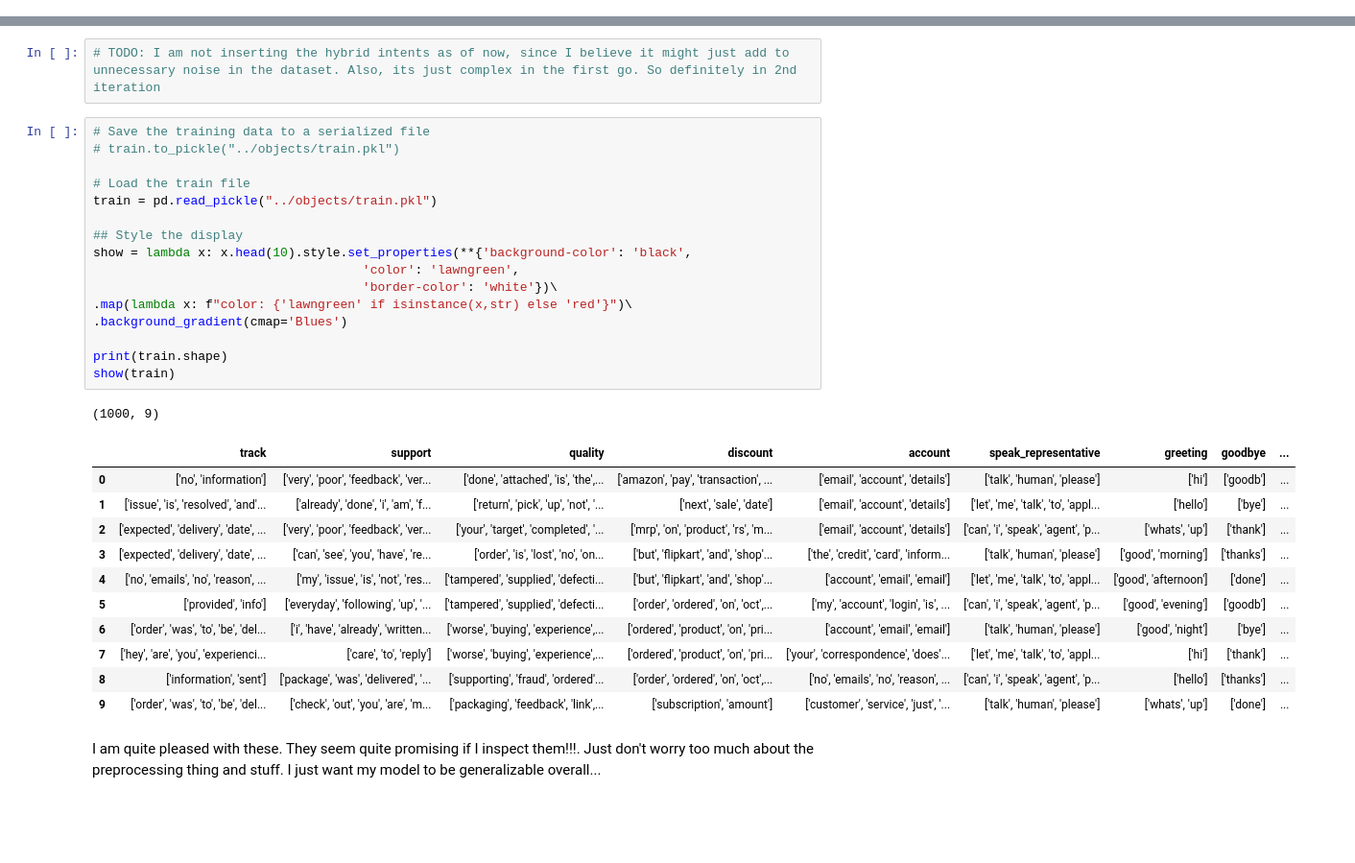
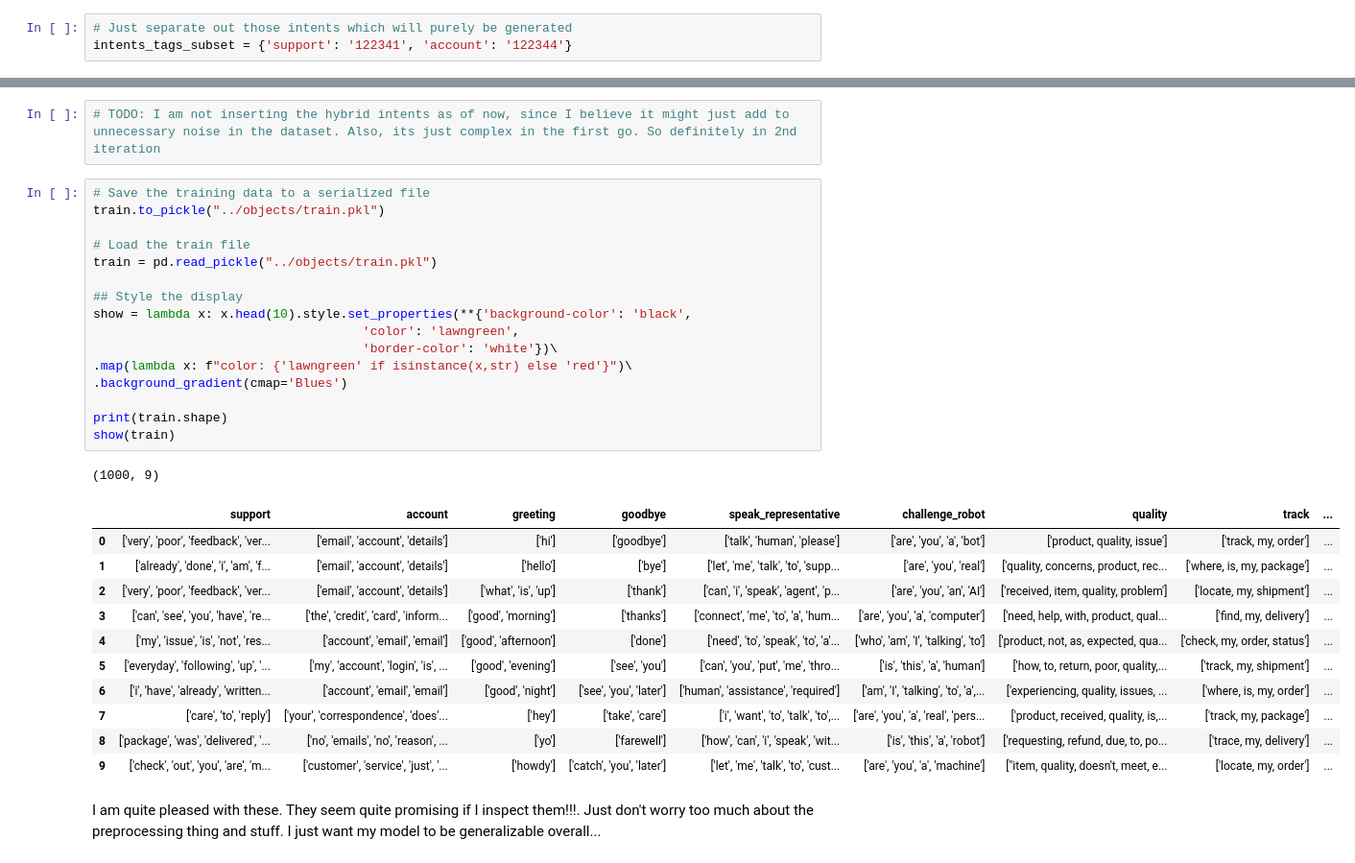
Before and after one commit to sinhasagar507/Customer-support-bot, a Jupyter notebook: notebooks/2.1_get_training_data.ipynb, the cells around one changed output, grey strips where cells are left out. Shown at 96% size. Saved outputs shown, nothing was run; the diff lists cells and outputs as text; blank space fills up the shorter version.

```diff
--- a/notebooks/2.1_get_training_data.ipynb
+++ b/notebooks/2.1_get_training_data.ipynb
@@ -582,6 +497,9 @@ intents_tags
  'quality': '122342',
  'discount': '122343',
  'account': '122344'}
+# %%
+# Just separate out those intents which will purely be generated
+intents_tags_subset = {'support': '122341', 'account': '122344'}
 # %% [markdown]
 ## Data Synthesis
 ### 1. Adding intents to training data based on similarity
@@ -690,33 +590,33 @@ Intent:  account
 # TODO: I am not inserting the hybrid intents as of now, since I believe it might just add to unnecessary noise in the dataset. Also, its just complex in the first go. So definitely in 2nd iteration
 # %%
 # Save the training data to a serialized file
-# train.to_pickle("../objects/train.pkl")
+train.to_pickle("../objects/train.pkl")
 
 # Load the train file
 train = pd.read_pickle("../objects/train.pkl")
 
 ## Style the display
 show = lambda x: x.head(10).style.set_properties(**{'background-color': 'black',
                                     'color': 'lawngreen',
                                     'border-color': 'white'})\
 .map(lambda x: f"color: {'lawngreen' if isinstance(x,str) else 'red'}")\
 .background_gradient(cmap='Blues')
 
 print(train.shape)
 show(train)
 # %% [output]
 (1000, 9)
-|  | track | support | quality | discount | account | speak_representative | greeting | goodbye | ... |
-| 0 | ['no', 'information'] | ['very', 'poor', 'feedback', 'ver... | ['done', 'attached', 'is', 'the',... | ['amazon', 'pay', 'transaction', ... | ['email', 'account', 'details'] | ['talk', 'human', 'please'] | ['hi'] | ['goodb'] | ... |
-| 1 | ['issue', 'is', 'resolved', 'and'... | ['already', 'done', 'i', 'am', 'f... | ['return', 'pick', 'up', 'not', '... | ['next', 'sale', 'date'] | ['email', 'account', 'details'] | ['let', 'me', 'talk', 'to', 'appl... | ['hello'] | ['bye'] | ... |
-| 2 | ['expected', 'delivery', 'date', ... | ['very', 'poor', 'feedback', 'ver... | ['your', 'target', 'completed', '... | ['mrp', 'on', 'product', 'rs', 'm... | ['email', 'account', 'details'] | ['can', 'i', 'speak', 'agent', 'p... | ['whats', 'up'] | ['thank'] | ... |
-| 3 | ['expected', 'delivery', 'date', ... | ['can', 'see', 'you', 'have', 're... | ['order', 'is', 'lost', 'no', 'on... | ['but', 'flipkart', 'and', 'shop'... | ['the', 'credit', 'card', 'inform... | ['talk', 'human', 'please'] | ['good', 'morning'] | ['thanks'] | ... |
-| 4 | ['no', 'emails', 'no', 'reason', ... | ['my', 'issue', 'is', 'not', 'res... | ['tampered', 'supplied', 'defecti... | ['but', 'flipkart', 'and', 'shop'... | ['account', 'email', 'email'] | ['let', 'me', 'talk', 'to', 'appl... | ['good', 'afternoon'] | ['done'] | ... |
-| 5 | ['provided', 'info'] | ['everyday', 'following', 'up', '... | ['tampered', 'supplied', 'defecti... | ['order', 'ordered', 'on', 'oct',... | ['my', 'account', 'login', 'is', ... | ['can', 'i', 'speak', 'agent', 'p... | ['good', 'evening'] | ['goodb'] | ... |
-| 6 | ['order', 'was', 'to', 'be', 'del... | ['i', 'have', 'already', 'written... | ['worse', 'buying', 'experience',... | ['ordered', 'product', 'on', 'pri... | ['account', 'email', 'email'] | ['talk', 'human', 'please'] | ['good', 'night'] | ['bye'] | ... |
-| 7 | ['hey', 'are', 'you', 'experienci... | ['care', 'to', 'reply'] | ['worse', 'buying', 'experience',... | ['ordered', 'product', 'on', 'pri... | ['your', 'correspondence', 'does'... | ['let', 'me', 'talk', 'to', 'appl... | ['hi'] | ['thank'] | ... |
-| 8 | ['information', 'sent'] | ['package', 'was', 'delivered', '... | ['supporting', 'fraud', 'ordered'... | ['order', 'ordered', 'on', 'oct',... | ['no', 'emails', 'no', 'reason', ... | ['can', 'i', 'speak', 'agent', 'p... | ['hello'] | ['thanks'] | ... |
-| 9 | ['order', 'was', 'to', 'be', 'del... | ['check', 'out', 'you', 'are', 'm... | ['packaging', 'feedback', 'link',... | ['subscription', 'amount'] | ['customer', 'service', 'just', '... | ['talk', 'human', 'please'] | ['whats', 'up'] | ['done'] | ... |
+|  | support | account | greeting | goodbye | speak_representative | challenge_robot | quality | track | ... |
+| 0 | ['very', 'poor', 'feedback', 'ver... | ['email', 'account', 'details'] | ['hi'] | ['goodbye'] | ['talk', 'human', 'please'] | ['are', 'you', 'a', 'bot'] | ['product, quality, issue'] | ['track, my, order'] | ... |
+| 1 | ['already', 'done', 'i', 'am', 'f... | ['email', 'account', 'details'] | ['hello'] | ['bye'] | ['let', 'me', 'talk', 'to', 'supp... | ['are', 'you', 'real'] | ['quality, concerns, product, rec... | ['where, is, my, package'] | ... |
+| 2 | ['very', 'poor', 'feedback', 'ver... | ['email', 'account', 'details'] | ['what', 'is', 'up'] | ['thank'] | ['can', 'i', 'speak', 'agent', 'p... | ['are', 'you', 'an', 'AI'] | ['received, item, quality, problem'] | ['locate, my, shipment'] | ... |
+| 3 | ['can', 'see', 'you', 'have', 're... | ['the', 'credit', 'card', 'inform... | ['good', 'morning'] | ['thanks'] | ['connect', 'me', 'to', 'a', 'hum... | ['are', 'you', 'a', 'computer'] | ['need, help, with, product, qual... | ['find, my, delivery'] | ... |
+| 4 | ['my', 'issue', 'is', 'not', 'res... | ['account', 'email', 'email'] | ['good', 'afternoon'] | ['done'] | ['need', 'to', 'speak', 'to', 'a'... | ['who', 'am', 'I', 'talking', 'to'] | ['product, not, as, expected, qua... | ['check, my, order, status'] | ... |
+| 5 | ['everyday', 'following', 'up', '... | ['my', 'account', 'login', 'is', ... | ['good', 'evening'] | ['see', 'you'] | ['can', 'you', 'put', 'me', 'thro... | ['is', 'this', 'a', 'human'] | ['how, to, return, poor, quality,... | ['track, my, shipment'] | ... |
+| 6 | ['i', 'have', 'already', 'written... | ['account', 'email', 'email'] | ['good', 'night'] | ['see', 'you', 'later'] | ['human', 'assistance', 'required'] | ['am', 'I', 'talking', 'to', 'a',... | ['experiencing, quality, issues, ... | ['where, is, my, order'] | ... |
+| 7 | ['care', 'to', 'reply'] | ['your', 'correspondence', 'does'... | ['hey'] | ['take', 'care'] | ['i', 'want', 'to', 'talk', 'to',... | ['are', 'you', 'a', 'real', 'pers... | ['product, received, quality, is,... | ['track, my, package'] | ... |
+| 8 | ['package', 'was', 'delivered', '... | ['no', 'emails', 'no', 'reason', ... | ['yo'] | ['farewell'] | ['how', 'can', 'i', 'speak', 'wit... | ['is', 'this', 'a', 'robot'] | ['requesting, refund, due, to, po... | ['trace, my, delivery'] | ... |
+| 9 | ['check', 'out', 'you', 'are', 'm... | ['customer', 'service', 'just', '... | ['howdy'] | ['catch', 'you', 'later'] | ['let', 'me', 'talk', 'to', 'cust... | ['are', 'you', 'a', 'machine'] | ["item, quality, doesn't, meet, e... | ['locate, my, order'] | ... |
 # %% [markdown]
 I am quite pleased with these. They seem quite promising if I inspect them!!!. Just don't worry too much about the preprocessing thing and stuff. I just want my model to be generalizable overall...
 # %%
```
Also changed, not shown: parts of 30 cells of this notebook, 4 other files.
